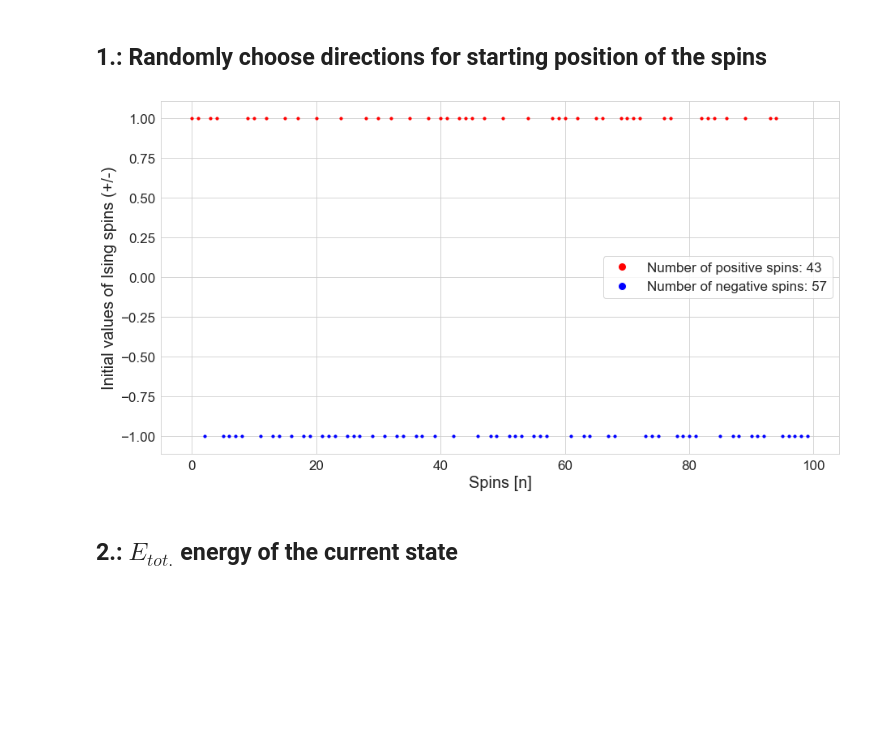
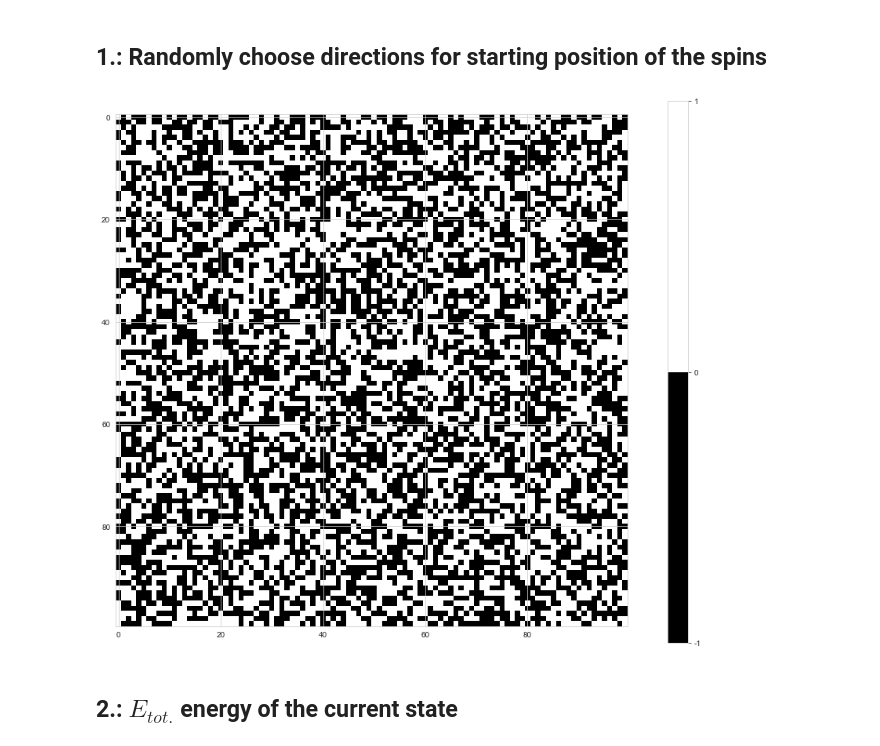
Before and after one commit to masterdesky/ELTE-stochastic-processes-2019, a Jupyter notebook: Lecture 7/Homework 7/Stochastic processes - 7..ipynb, the cells around one changed output. Cells and saved outputs as stored; diff of their text form; code cells hidden in the pictures; blank space fills up the shorter version.

Commit message:
hw7 - ising model 2D lattice display

```diff
--- a/Lecture 7/Homework 7/Stochastic processes - 7..ipynb
+++ b/Lecture 7/Homework 7/Stochastic processes - 7..ipynb
@@ -230,43 +231,44 @@ plt.show()
 # %%
 def choose_sign():
     return -1 if random.random() < 0.5 else 1
-# %%
-# The current positions of the spins
-Spins = np.array(([choose_sign() for i in range(0, N_spin)],[choose_sign() for i in range(0, N_spin)]))
-Spins_positive = Spins[Spins>0]
-Spins_negative = Spins[Spins<0]
-
-fig, axes = plt.subplots(nrows=1, ncols=1, figsize=(15,8))
-
-scattersize = 10
-axislabelsize = 20
-axisticksize = 17
-legendsize = 17
-
-
-for i in range(0, N_spin):
-    for j in range(0, N_spin):
-
-        if(Spins[i][j] > 0):
-            axes.scatter(Spins[i][j], color='red', s=scattersize)
-
-        elif(Spins[i][j] < 0):
-            axes.scatter(Spins[i][j], color='blue', s=scattersize)
-
-axes.set_xlabel('Spins [n]', fontsize=axislabelsize)
-axes.set_ylabel('Initial values of Ising spins (+/-)', fontsize=axislabelsize)
-axes.tick_params(axis='both', which='major', labelsize=axisticksize)
-
-legend_elements = [Line2D([0], [0], marker='o', color='white',markerfacecolor='red',
-                          markersize=10, label='Number of positive spins: {0}'.format(len(Spins_positive))),
-                   Line2D([0], [0], marker='o', color='white', markerfacecolor='blue',
-                          markersize=10, label='Number of negative spins: {0}'.format(len(Spins_negative)))]
-
-axes.legend(handles=legend_elements , loc='center right', fontsize=legendsize)
-
-plt.show()
-# %% [output]
-[figure, removed]
+# %%
+# The current positions of the spins
+Spins = np.array(([[choose_sign() for i in range(0, N_spin)] for i in range(0, N_spin)]))
+Spins_positive = Spins[Spins>0]
+Spins_negative = Spins[Spins<0]
+
+figsize= 12
+fig, axes = plt.subplots(nrows=1, ncols=1, figsize=(figsize,figsize))
+
+scattersize = 10
+axislabelsize = 20
+axisticksize = 17
+legendsize = 17
+
+spin_image = axes.imshow(Spins, cmap='Greys_r')
+
+#
+#  CUSTOM COLORBAR
+#
+cmap = plt.cm.Greys_r  # define the colormap
+# extract all colors from the .jet map
+cmaplist = [cmap(i) for i in range(cmap.N)]
+
+# create the new map
+cmap = mpl.colors.LinearSegmentedColormap.from_list('Custom cmap', cmaplist, cmap.N)
+
+# define the bins and normalize
+bounds = np.linspace(-1, 1, 3)
+norm = mpl.colors.BoundaryNorm(bounds, cmap.N)
+
+# create a second axes for the colorbar
+ax2 = fig.add_axes([0.95, 0.1, 0.03, 0.8])
+cb = mpl.colorbar.ColorbarBase(ax2, cmap=cmap, norm=norm,
+     spacing='proportional', ticks=bounds, boundaries=bounds, format='%1i')
+
+plt.show()
+# %% [output]
+[figure, added]
 # %% [markdown]
 ## 2.: $E_{tot.}$ energy of the current state
 # %%
```
Also changed, not shown: parts of 4 cells of this notebook, 2 other files.
